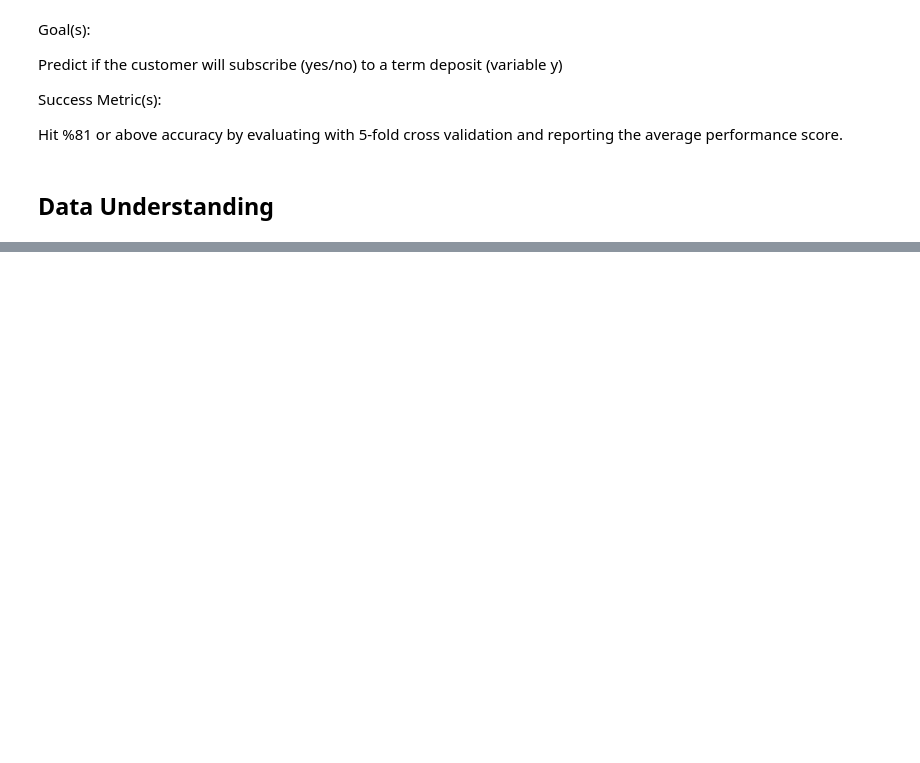
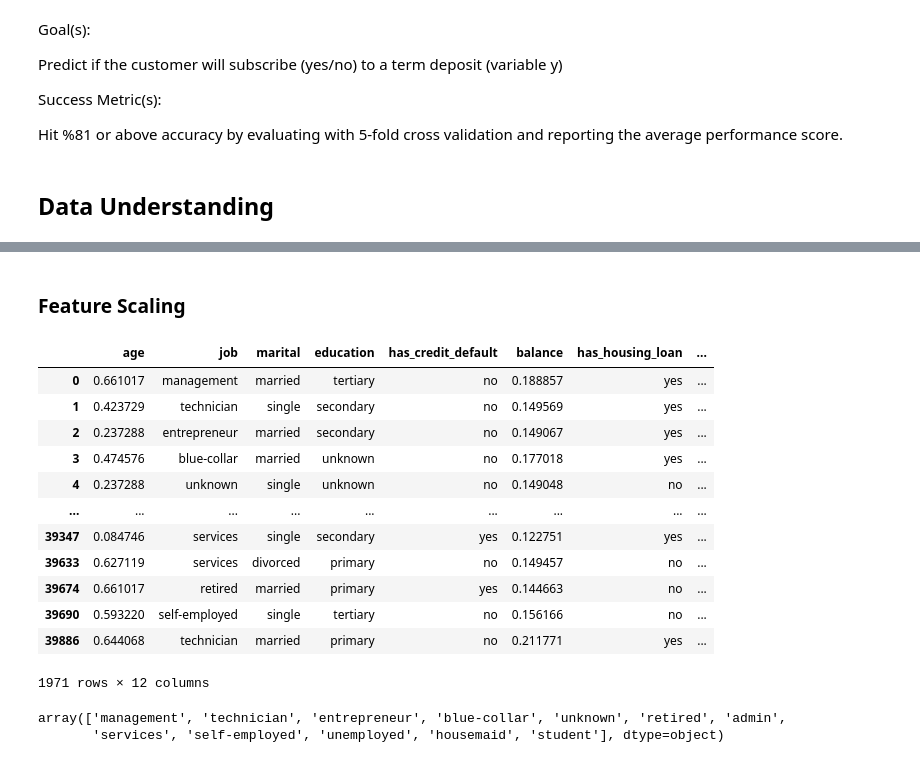
Before and after one commit to anwar-kamil/NWLceTnRe0F1psqH, a Jupyter notebook: notebooks/Term_Deposit_Notebook.ipynb, the cells around one changed output, grey strips where cells are left out. Drawn from its saved outputs; the diff is of its cells as text; code cells hidden in the pictures; blank space fills up the shorter version.

```diff
--- a/notebooks/Term_Deposit_Notebook.ipynb
+++ b/notebooks/Term_Deposit_Notebook.ipynb
@@ -43,0 +182,25 @@ auto_eda(df, "Term Deposit Marketing Report")
+# %% [markdown]
+### Feature Scaling
+# %%
+## Normalize numeric columns
+df_scaled = scale_numeric_data(df_cleaned, [0, 5, 9, 10])
+df_scaled
+# %% [output]
+|  | age | job | marital | education | has_credit_default | balance | has_housing_loan | ... |
+| 0 | 0.661017 | management | married | tertiary | no | 0.188857 | yes | ... |
+| 1 | 0.423729 | technician | single | secondary | no | 0.149569 | yes | ... |
+| 2 | 0.237288 | entrepreneur | married | secondary | no | 0.149067 | yes | ... |
+| 3 | 0.474576 | blue-collar | married | unknown | no | 0.177018 | yes | ... |
+| 4 | 0.237288 | unknown | single | unknown | no | 0.149048 | no | ... |
+| ... | ... | ... | ... | ... | ... | ... | ... | ... |
+| 39347 | 0.084746 | services | single | secondary | yes | 0.122751 | yes | ... |
+| 39633 | 0.627119 | services | divorced | primary | no | 0.149457 | no | ... |
+| 39674 | 0.661017 | retired | married | primary | yes | 0.144663 | no | ... |
+| 39690 | 0.593220 | self-employed | single | tertiary | no | 0.156166 | no | ... |
+| 39886 | 0.644068 | technician | married | primary | no | 0.211771 | yes | ... |
+1971 rows × 12 columns
+# %%
+df_scaled.job.unique()
+# %% [output]
+array(['management', 'technician', 'entrepreneur', 'blue-collar', 'unknown', 'retired', 'admin',
+       'services', 'self-employed', 'unemployed', 'housemaid', 'student'], dtype=object)
```
Also changed, not shown: parts of 15 cells of this notebook, 1 other file.
